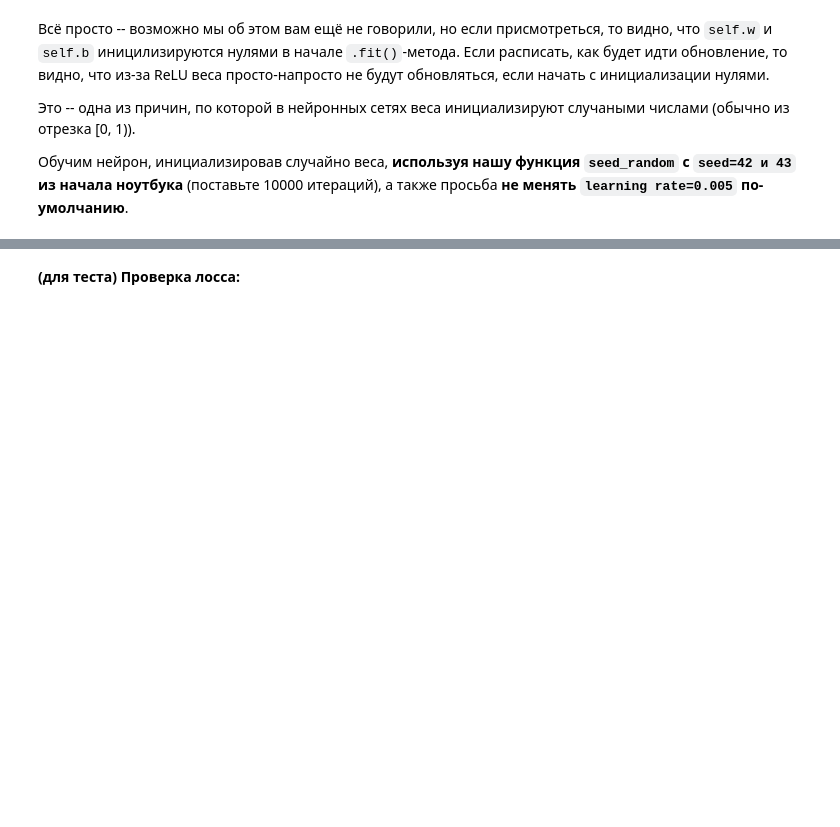
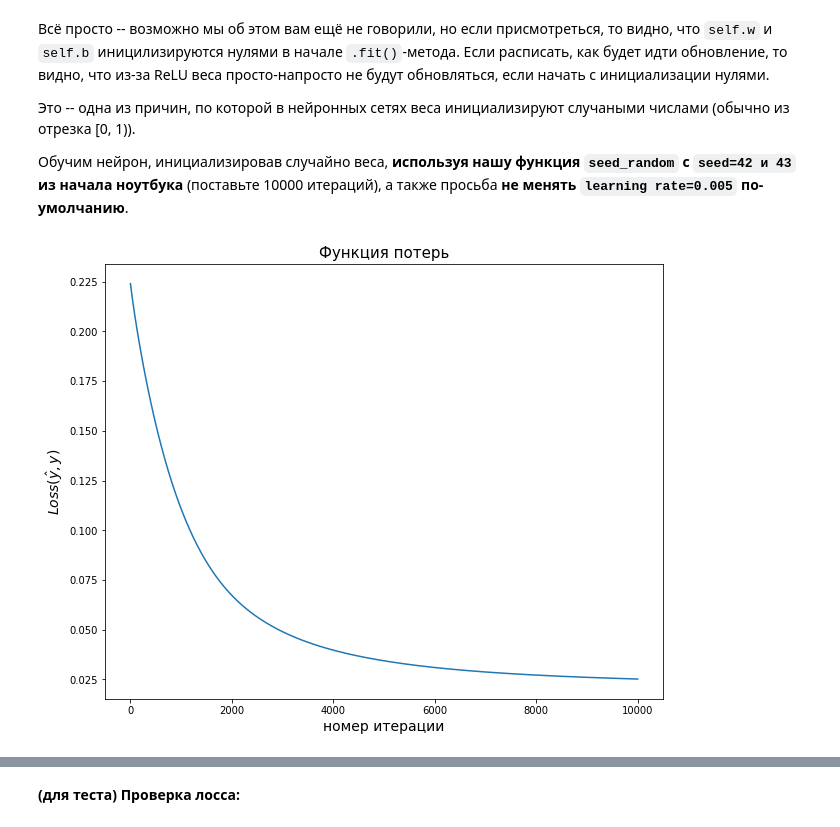
Before and after one commit to psheshke/mipt_canvas, a Jupyter notebook: [5]oop_neuron/homework/homework_activations_new.ipynb, the cells around one changed output, grey strips where cells are left out. Drawn from its saved outputs; the diff is of its cells as text; code cells hidden in the pictures; blank space fills up the shorter version.

```diff
--- a/[5]oop_neuron/homework/homework_activations_new.ipynb
+++ b/[5]oop_neuron/homework/homework_activations_new.ipynb
@@ -327,12 +271,14 @@ Wall time: 318 ms
 # %%
 %%time
 
 neuron = NeuronReLU(w=seed_random(42, X.shape[1], 1), b=seed_random(43, 1))
-Loss_values = <Ваш код здесь>  # num_epochs=10000
+Loss_values = neuron.fit(X, y,num_epochs=10000)  # num_epochs=10000
 
 plt.figure(figsize=(10, 8))
 plt.plot(Loss_values)
 plt.title('Функция потерь', fontsize=15)
 plt.xlabel('номер итерации', fontsize=14)
 plt.ylabel('$Loss(\hat{y}, y)$', fontsize=14)
 plt.show()
+# %% [output]
+[figure, added]
```
Also changed, not shown: parts of 41 cells of this notebook, 5 other files.
